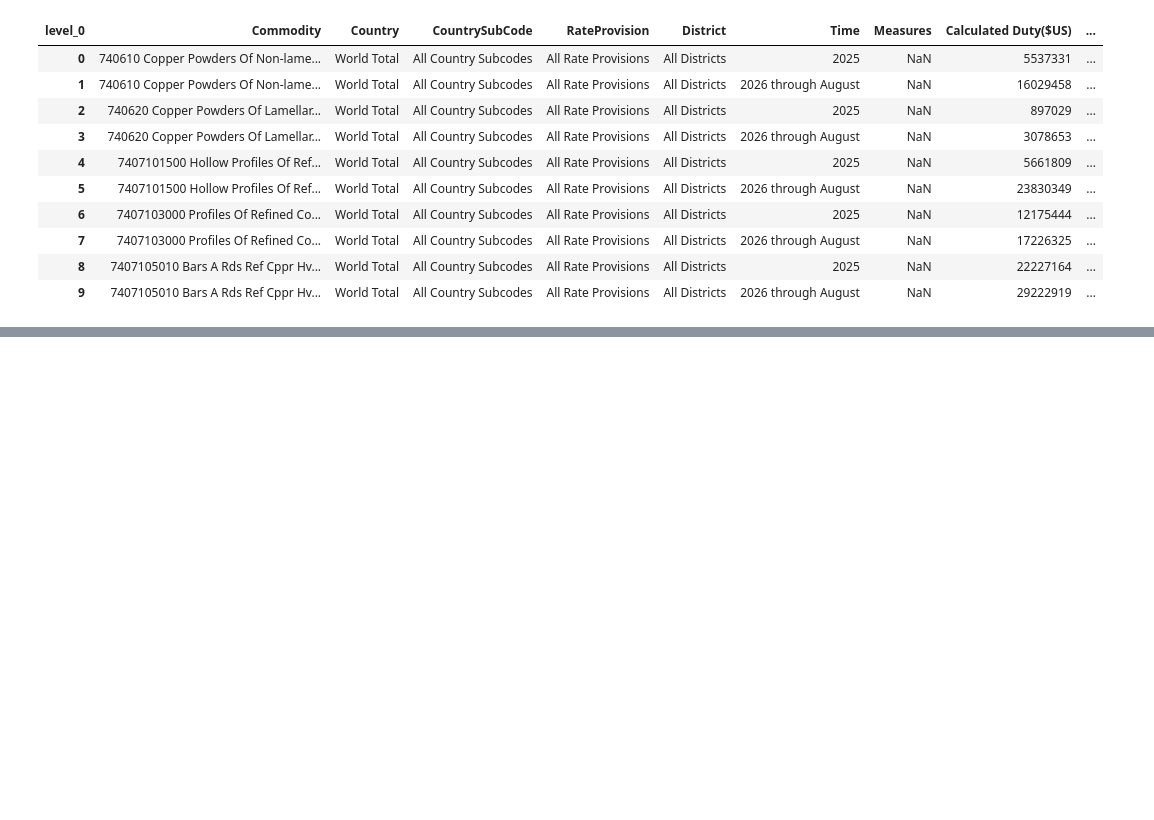
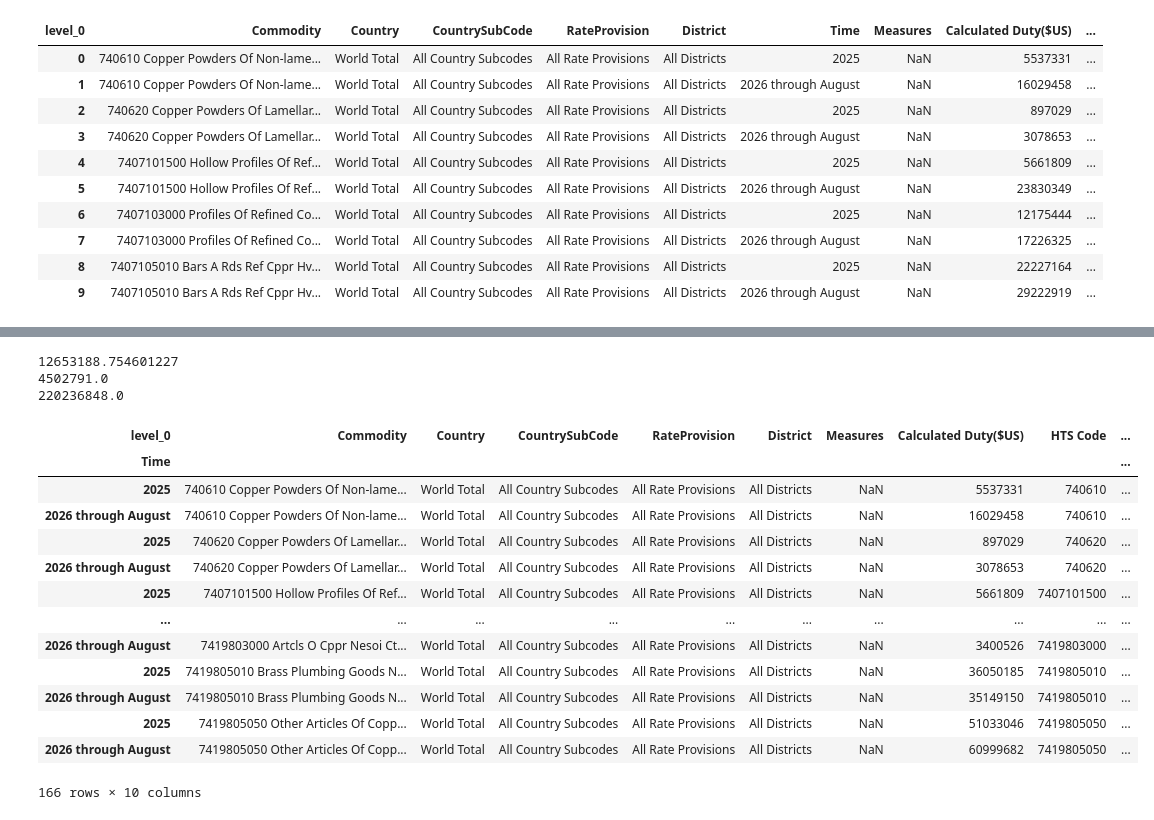
Before and after one commit to ammowrea-swag/advanced-data-fall-26, a Jupyter notebook: capstone/copper-analysis1.ipynb, the cells around one changed output, grey strips where cells are left out. Cells and saved outputs as stored; diff of their text form; code cells hidden in the pictures; blank space fills up the shorter version.

```diff
--- a/capstone/copper-analysis1.ipynb
+++ b/capstone/copper-analysis1.ipynb
@@ -4,7 +3,7 @@
 import pandas as pd
 # %%
 ##building my df
-data = pd.read_csv("copper-duty_annual.csv")
+data = pd.read_csv("data/copper-duty_annual.csv")
 # %%
 ##is this as ugly as i think it is ?
 data.shape
@@ -57,2 +76,38 @@ copper.head(10)
 # %%
 copper.to_csv("export-copper-duty-annual.csv", index=False)
+# %%
+## renaming the column bc its ugly
+
+copper["Calculated Duty"] = copper["Calculated Duty($US)"]
+# %%
+## making Calculated Duty a float instead of a string
+copper["Calculated Duty"]= copper["Calculated Duty"].astype(float)
+# %%
+## ok what's cooking good looking
+
+print(copper["Calculated Duty"].mean())
+print(copper["Calculated Duty"].median())
+print(copper["Calculated Duty"].max())
+# %% [output]
+12653188.754601227
+4502791.0
+220236848.0
+# %%
+## well i want to learn the change over time so lets index this
+indexed_copper = copper.set_index("Time")
+indexed_copper
+# %% [output]
+| level_0 | Commodity | Country | CountrySubCode | RateProvision | District | Measures | Calculated Duty($US) | HTS Code | ... |
+| Time |  |  |  |  |  |  |  |  | ... |
+| 2025 | 740610 Copper Powders Of Non-lame... | World Total | All Country Subcodes | All Rate Provisions | All Districts | NaN | 5537331 | 740610 | ... |
+| 2026 through August | 740610 Copper Powders Of Non-lame... | World Total | All Country Subcodes | All Rate Provisions | All Districts | NaN | 16029458 | 740610 | ... |
+| 2025 | 740620 Copper Powders Of Lamellar... | World Total | All Country Subcodes | All Rate Provisions | All Districts | NaN | 897029 | 740620 | ... |
+| 2026 through August | 740620 Copper Powders Of Lamellar... | World Total | All Country Subcodes | All Rate Provisions | All Districts | NaN | 3078653 | 740620 | ... |
+| 2025 | 7407101500 Hollow Profiles Of Ref... | World Total | All Country Subcodes | All Rate Provisions | All Districts | NaN | 5661809 | 7407101500 | ... |
+| ... | ... | ... | ... | ... | ... | ... | ... | ... | ... |
+| 2026 through August | 7419803000 Artcls O Cppr Nesoi Ct... | World Total | All Country Subcodes | All Rate Provisions | All Districts | NaN | 3400526 | 7419803000 | ... |
+| 2025 | 7419805010 Brass Plumbing Goods N... | World Total | All Country Subcodes | All Rate Provisions | All Districts | NaN | 36050185 | 7419805010 | ... |
+| 2026 through August | 7419805010 Brass Plumbing Goods N... | World Total | All Country Subcodes | All Rate Provisions | All Districts | NaN | 35149150 | 7419805010 | ... |
+| 2025 | 7419805050 Other Articles Of Copp... | World Total | All Country Subcodes | All Rate Provisions | All Districts | NaN | 51033046 | 7419805050 | ... |
+| 2026 through August | 7419805050 Other Articles Of Copp... | World Total | All Country Subcodes | All Rate Provisions | All Districts | NaN | 60999682 | 7419805050 | ... |
+166 rows × 10 columns
```
Also changed, not shown: parts of 6 cells of this notebook, 9 other files.
